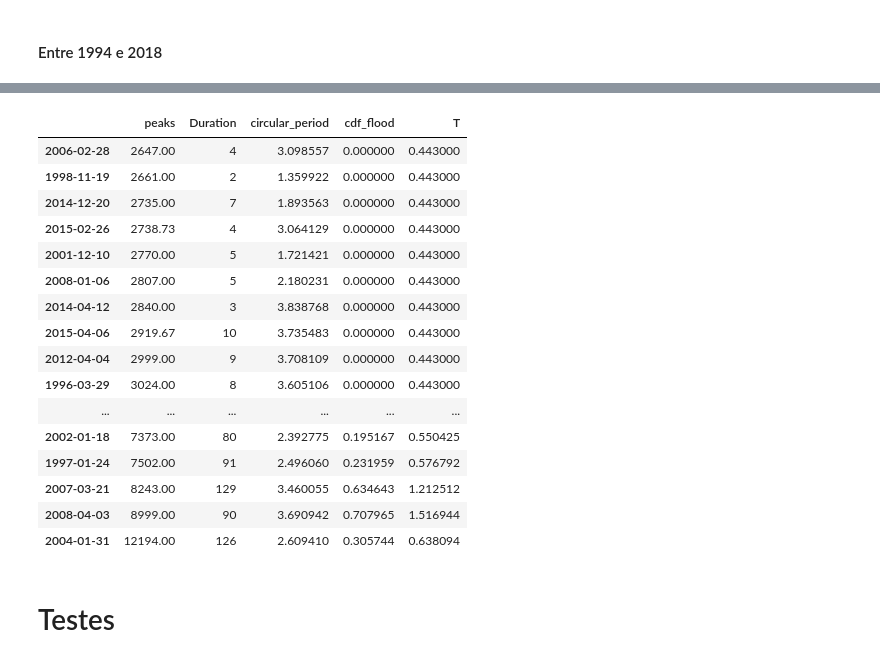
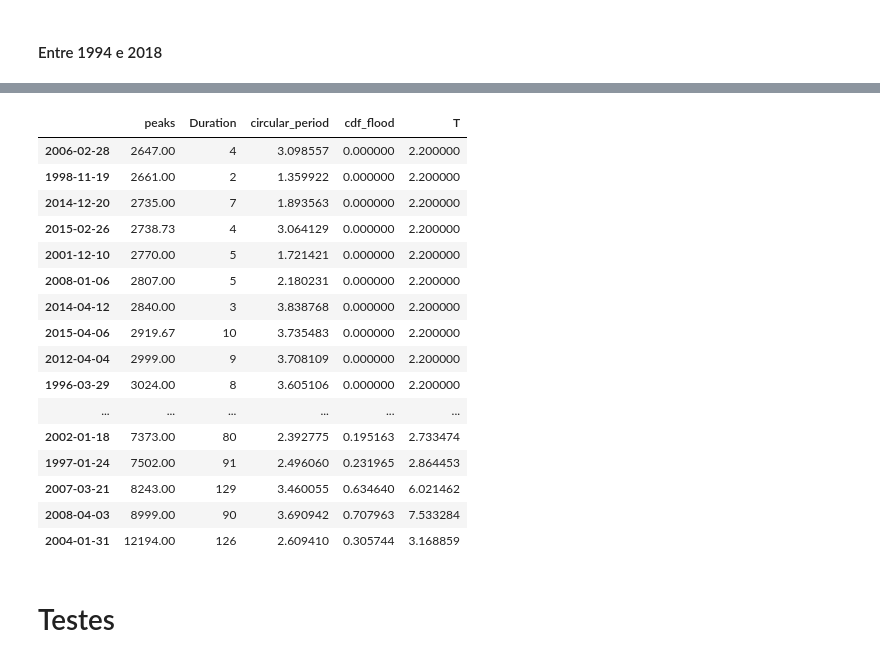
Before and after one commit to AristidesGuilherme/HidroComp_TCC, a Jupyter notebook: aristides_pibic/pibic.ipynb, the cells around one changed output, grey strips where cells are left out. Saved outputs shown, nothing was run; the diff lists cells and outputs as text; code cells hidden in the pictures.

```diff
--- a/aristides_pibic/pibic.ipynb
+++ b/aristides_pibic/pibic.ipynb
@@ -343,6 +307,6 @@ np.mean(np.exp(1j * np.sort(period.circular_date(9, 'rad'))))
 # %%
-from scipy.stats import vonmises
+from scipy.stats import vonmises_line
 
-circular_dates = period.circular_date(9, 'degrees')
+circular_dates = period.circular_date(9, 'rad')
 
-vonmises.fit(circular_dates, method="MM")
+vonmises_line.fit(circular_dates)
@@ -469,6 +396,8 @@ mvn.pdf([0.5, 0.7, 0.9])
 # %% [markdown]
 ### Tempo de retorno multivariado
 # %%
+df_sdp['circular_period'] = period.circular_date(9, 'rad')
+
 #Selecionando amostras
 X1 = df_sdp.peaks.to_list()
 X2 = df_sdp.Duration.to_list()
@@ -479,7 +408,7 @@ u1 = genpareto.cdf(X1 , peaks_GP_params[0], peaks_GP_params[1], peaks_GP_params[
 u2 = pearson3.cdf(X2 , duration_P3_params[0], duration_P3_params[1], duration_P3_params[2])
 u3 = vonmises.cdf(X3, 0.56, 2.9787, 0.4988)
 
-#Transformando para o espaço normal padronizado
+'''#Transformando para o espaço normal padronizado
 z_1 = norm.ppf(u1)
 z_2 = norm.ppf(u2)
 z_3 = norm.ppf(u3)
@@ -503,8 +432,8 @@ cdf_flood = [norm_multi.cdf(z) for z in Z_flood]
 df_resul = df_sdp[['peaks', 'Duration', 'circular_period']].copy()
 
 df_resul['cdf_flood'] = cdf_flood
-df_resul['T'] = 0.443 / (1 - np.array(cdf_flood))
-ord_peaks = df_resul.sort_values(by=['peaks', 'Duration'])
+df_resul['T'] = 2.2 / (1 - np.array(cdf_flood))
+ord_peaks = df_resul.sort_values(by=['peaks', 'Duration'])'''
 ord_peaks
 # %% [output]
 |  | peaks | Duration | circular_period | cdf_flood | T |
@@ -570,0 +550,20 @@ sdp_events['circular_period'] = period_sdp2.circular_date(9, 'rad')
+# %%
+df_sdp['circular_period'] = period.circular_date(9, 'rad')
+
+#Selecionando amostras
+X1 = df_sdp.peaks.to_list()
+X2 = df_sdp.Duration.to_list()
+X3 = df_sdp.circular_period.to_list()
+
+#Transformando distribuição marginais para uniformes (por meio da CDF)
+u1 = genpareto.cdf(X1 , peaks_GP_params[0], peaks_GP_params[1], peaks_GP_params[2])
+u2 = pearson3.cdf(X2 , duration_P3_params[0], duration_P3_params[1], duration_P3_params[2])
+u3 = vonmises.cdf(X3, 0.56, 2.9787, 0.4988)
+
+#Guardando valores para calibração
+calibration = pd.DataFrame()
+calibration['peaks'], calibration['duration'], calibration['period'] = u1, u2, u3
+
+#Extraindo parâmetros cópula
+copule_gaussian = GaussianCopula(dim=3)
+copule_gaussian.fit(calibration)
@@ -571,59 +616,51 @@ sdp_events['circular_period'] = period_sdp2.circular_date(9, 'rad')
 # %%
-#Selecionando amostras
-X1 = sdp_events.peaks.to_list()
-X2 = sdp_events.Duration.to_list()
-X3 = sdp_events.circular_period.to_list()
 
-#Transformando distribuição marginais para uniformes (por meio da CDF)
-u1 = genpareto.cdf(X1 , peaks_GP_params[0], peaks_GP_params[1], peaks_GP_params[2])
-u2 = pearson3.cdf(X2 , duration_P3_params[0], duration_P3_params[1], duration_P3_params[2])
-u3 = vonmises.cdf(X3, 0.56, 2.9787, 0.4988)
 
 #Transformando para o espaço normal padronizado
 z_1 = norm.ppf(u1)
 z_2 = norm.ppf(u2)
 z_3 = norm.ppf(u3)
 
 #Gerando os trios ordenados das observações no espaço normal padrão
 Z_flood = [[z_1[i], z_2[i], z_3[i]] for i in range(53)]
 
 #Definindo matrix de correlação
 correlation_matrix = np.array([
     [1.0, 0.941, 0.232],
     [0.941, 1.0, 0.155],
     [0.232, 0.155, 1.0]
 ])
 
 #Gerando função normal multivariada
 norm_multi = multivariate_normal(mean=[0, 0, 0], cov=correlation_matrix)
 
 #Calculando a probabilidade conjunta para cada valor observado
 cdf_flood = [norm_multi.cdf(z) for z in Z_flood]
 
 df_resul = sdp_events[['peaks', 'Duration', 'circular_period']].copy()
 
 df_resul['cdf_flood'] = cdf_flood
-df_resul['T'] = 0.443 / (1 - np.array(cdf_flood))
+df_resul['T'] = 2.2 / (1 - np.array(cdf_flood))
 ord_peaks = df_resul.sort_values(by=['peaks', 'Duration'])
 ord_peaks
 # %% [output]
 |  | peaks | Duration | circular_period | cdf_flood | T |
-| 2006-02-28 | 2647.00 | 4 | 3.098557 | 0.000000 | 0.443000 |
-| 1998-11-19 | 2661.00 | 2 | 1.359922 | 0.000000 | 0.443000 |
-| 2014-12-20 | 2735.00 | 7 | 1.893563 | 0.000000 | 0.443000 |
-| 2015-02-26 | 2738.73 | 4 | 3.064129 | 0.000000 | 0.443000 |
-| 2001-12-10 | 2770.00 | 5 | 1.721421 | 0.000000 | 0.443000 |
-| 2008-01-06 | 2807.00 | 5 | 2.180231 | 0.000000 | 0.443000 |
-| 2014-04-12 | 2840.00 | 3 | 3.838768 | 0.000000 | 0.443000 |
-| 2015-04-06 | 2919.67 | 10 | 3.735483 | 0.000000 | 0.443000 |
-| 2012-04-04 | 2999.00 | 9 | 3.708109 | 0.000000 | 0.443000 |
-| 1996-03-29 | 3024.00 | 8 | 3.605106 | 0.000000 | 0.443000 |
+| 2006-02-28 | 2647.00 | 4 | 3.098557 | 0.000000 | 2.200000 |
+| 1998-11-19 | 2661.00 | 2 | 1.359922 | 0.000000 | 2.200000 |
+| 2014-12-20 | 2735.00 | 7 | 1.893563 | 0.000000 | 2.200000 |
+| 2015-02-26 | 2738.73 | 4 | 3.064129 | 0.000000 | 2.200000 |
+| 2001-12-10 | 2770.00 | 5 | 1.721421 | 0.000000 | 2.200000 |
+| 2008-01-06 | 2807.00 | 5 | 2.180231 | 0.000000 | 2.200000 |
+| 2014-04-12 | 2840.00 | 3 | 3.838768 | 0.000000 | 2.200000 |
+| 2015-04-06 | 2919.67 | 10 | 3.735483 | 0.000000 | 2.200000 |
+| 2012-04-04 | 2999.00 | 9 | 3.708109 | 0.000000 | 2.200000 |
+| 1996-03-29 | 3024.00 | 8 | 3.605106 | 0.000000 | 2.200000 |
 | ... | ... | ... | ... | ... | ... |
-| 2002-01-18 | 7373.00 | 80 | 2.392775 | 0.195167 | 0.550425 |
-| 1997-01-24 | 7502.00 | 91 | 2.496060 | 0.231959 | 0.576792 |
-| 2007-03-21 | 8243.00 | 129 | 3.460055 | 0.634643 | 1.212512 |
-| 2008-04-03 | 8999.00 | 90 | 3.690942 | 0.707965 | 1.516944 |
-| 2004-01-31 | 12194.00 | 126 | 2.609410 | 0.305744 | 0.638094 |
+| 2002-01-18 | 7373.00 | 80 | 2.392775 | 0.195163 | 2.733474 |
+| 1997-01-24 | 7502.00 | 91 | 2.496060 | 0.231965 | 2.864453 |
+| 2007-03-21 | 8243.00 | 129 | 3.460055 | 0.634640 | 6.021462 |
+| 2008-04-03 | 8999.00 | 90 | 3.690942 | 0.707963 | 7.533284 |
+| 2004-01-31 | 12194.00 | 126 | 2.609410 | 0.305744 | 3.168859 |
 # %% [markdown]
 # Testes
 # %%
```
Also changed, not shown: parts of 24 cells of this notebook, 1 other file.
